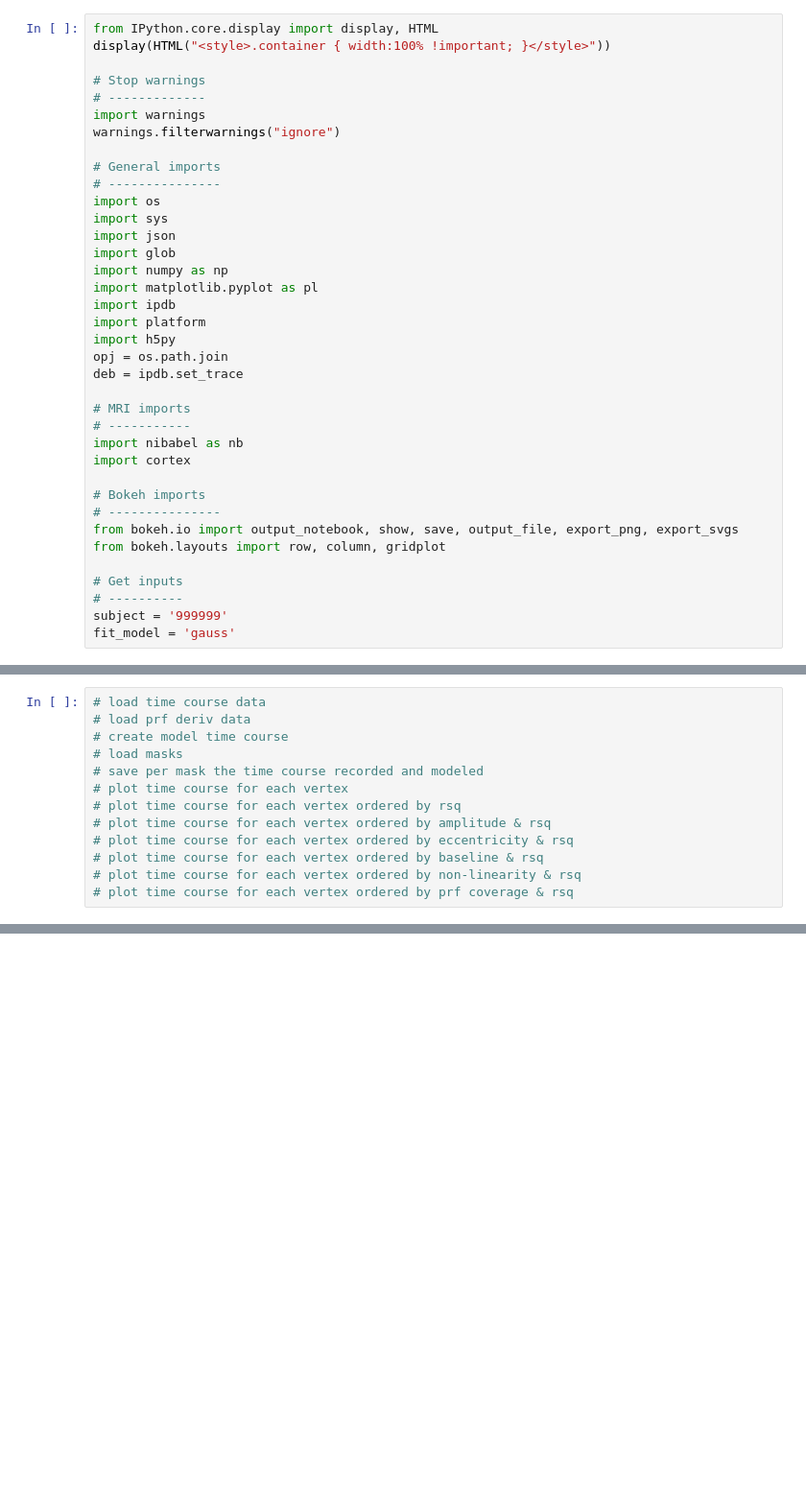
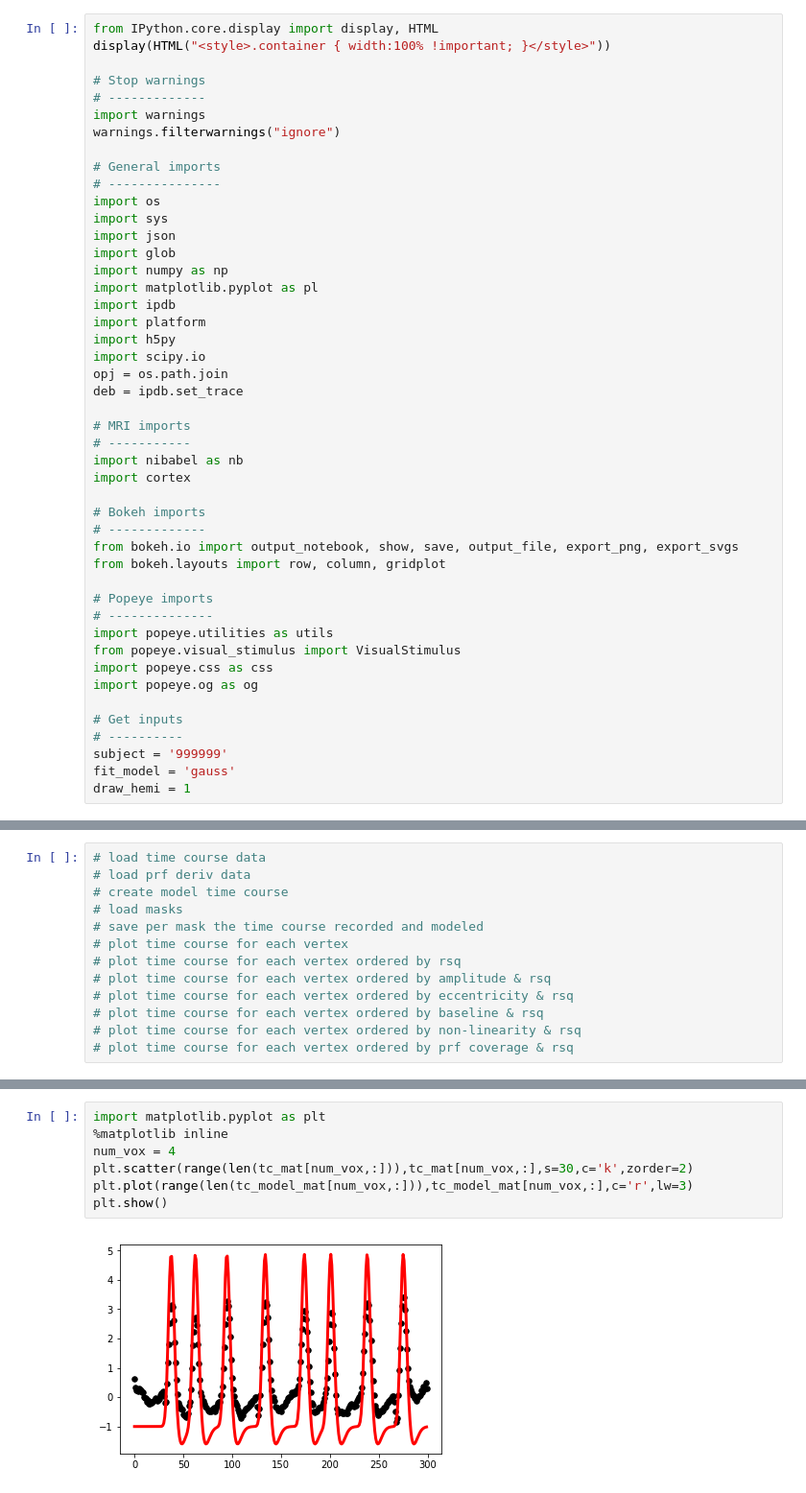
Before and after one commit to VU-Cog-Sci/retino_HCP, a Jupyter notebook: post_fit/notebooks/test_drawing.ipynb, the cells around one changed output, grey strips where cells are left out. Shown at 96% size. Cells and saved outputs as stored; diff of their text form; blank space fills up the shorter version.

```diff
--- a/post_fit/notebooks/test_drawing.ipynb
+++ b/post_fit/notebooks/test_drawing.ipynb
@@ -18,6 +18,7 @@ import matplotlib.pyplot as pl
 import ipdb
 import platform
 import h5py
+import scipy.io
 opj = os.path.join
 deb = ipdb.set_trace
 
@@ -27,14 +28,22 @@ import nibabel as nb
 import cortex
 
 # Bokeh imports
-# ---------------
+# -------------
 from bokeh.io import output_notebook, show, save, output_file, export_png, export_svgs
 from bokeh.layouts import row, column, gridplot
+
+# Popeye imports
+# --------------
+import popeye.utilities as utils
+from popeye.visual_stimulus import VisualStimulus
+import popeye.css as css
+import popeye.og as og
 
 # Get inputs
 # ----------
 subject = '999999'
 fit_model = 'gauss'
+draw_hemi = 1
 # %%
 # Define analysis parameters
 # --------------------------
@@ -134,0 +215,9 @@ creating bokeh time course plots
+# %%
+import matplotlib.pyplot as plt
+%matplotlib inline
+num_vox = 4
+plt.scatter(range(len(tc_mat[num_vox,:])),tc_mat[num_vox,:],s=30,c='k',zorder=2)
+plt.plot(range(len(tc_model_mat[num_vox,:])),tc_model_mat[num_vox,:],c='r',lw=3)
+plt.show()
+# %% [output]
+[figure, added]
```
Also changed, not shown: parts of 5 cells of this notebook, 1 other file.
